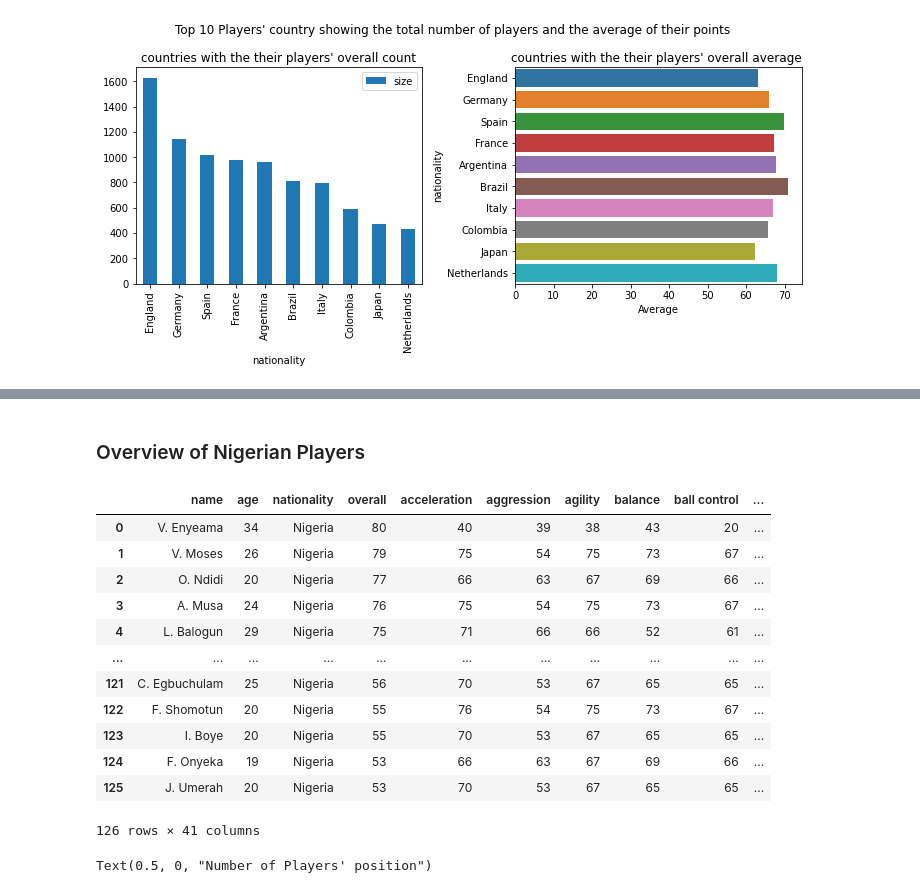
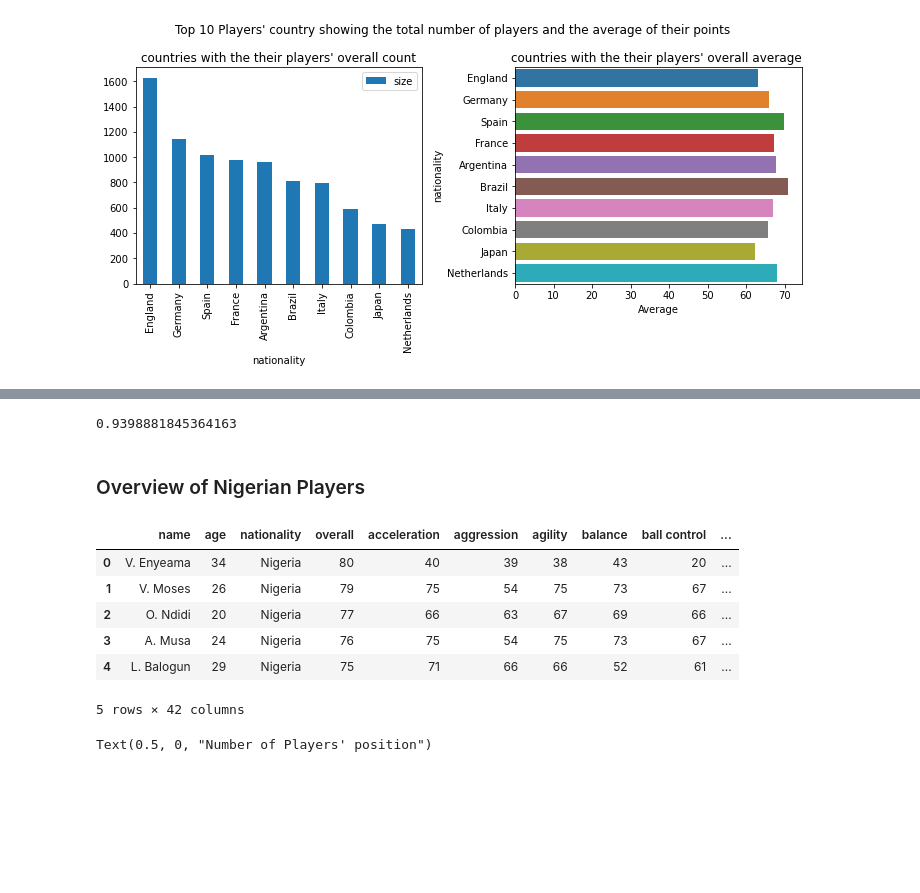
Before and after one commit to imabiodun/fifa-ranking, a Jupyter notebook: fifa-player-ranking.ipynb, the cells around one changed output, grey strips where cells are left out. Saved outputs shown, nothing was run; the diff lists cells and outputs as text; code cells hidden in the pictures; blank space fills up the shorter version.

```diff
--- a/fifa-player-ranking.ipynb
+++ b/fifa-player-ranking.ipynb
@@ -151,3 +136,9 @@ all_positions
  'RW',
  'RWB',
  'ST']
+# %%
+forward = ['ST', 'LW', 'RW', 'CF']
+midfield = 'CDM CAM LM RM CM'.split()
+defence = 'CB RWB LWB LB RB'.split()
+# %%
+data_cleaned['FMD'] = data_cleaned['main position'].apply(lambda x: 'fwd' if x in forward else 'def' if x in defence else 'mid' if x in midfield else 'gk')
@@ -278,23 +329,22 @@ Text(0.5, 1.0, 'Top 10 countries with the highest players and their average')
+# %%
+#check for correlation betwwn agility and sprint speed
+data_cleaned['agility'].corr(data_cleaned['sprint speed'])
+# %% [output]
+0.9398881845364163
 # %% [markdown]
 ### Overview of Nigerian Players
 # %%
 # All Nigerian players according to their overall ranking
 nga_players = data_cleaned[(data_cleaned['nationality'] == 'Nigeria')].sort_values(by = 'overall', ascending = False).reset_index(drop = True)
-nga_players
+nga_players.head()
 # %% [output]
 |  | name | age | nationality | overall | acceleration | aggression | agility | balance | ball control | ... |
 | 0 | V. Enyeama | 34 | Nigeria | 80 | 40 | 39 | 38 | 43 | 20 | ... |
 | 1 | V. Moses | 26 | Nigeria | 79 | 75 | 54 | 75 | 73 | 67 | ... |
 | 2 | O. Ndidi | 20 | Nigeria | 77 | 66 | 63 | 67 | 69 | 66 | ... |
 | 3 | A. Musa | 24 | Nigeria | 76 | 75 | 54 | 75 | 73 | 67 | ... |
 | 4 | L. Balogun | 29 | Nigeria | 75 | 71 | 66 | 66 | 52 | 61 | ... |
-| ... | ... | ... | ... | ... | ... | ... | ... | ... | ... | ... |
-| 121 | C. Egbuchulam | 25 | Nigeria | 56 | 70 | 53 | 67 | 65 | 65 | ... |
-| 122 | F. Shomotun | 20 | Nigeria | 55 | 76 | 54 | 75 | 73 | 67 | ... |
-| 123 | I. Boye | 20 | Nigeria | 55 | 70 | 53 | 67 | 65 | 65 | ... |
-| 124 | F. Onyeka | 19 | Nigeria | 53 | 66 | 63 | 67 | 69 | 66 | ... |
-| 125 | J. Umerah | 20 | Nigeria | 53 | 70 | 53 | 67 | 65 | 65 | ... |
-126 rows × 41 columns
+5 rows × 42 columns
 # %%
 sns.countplot(data = nga_players, x= 'num of position')
 plt.title('Amount of Number of position players can play')
```
Also changed, not shown: parts of 51 cells of this notebook.
